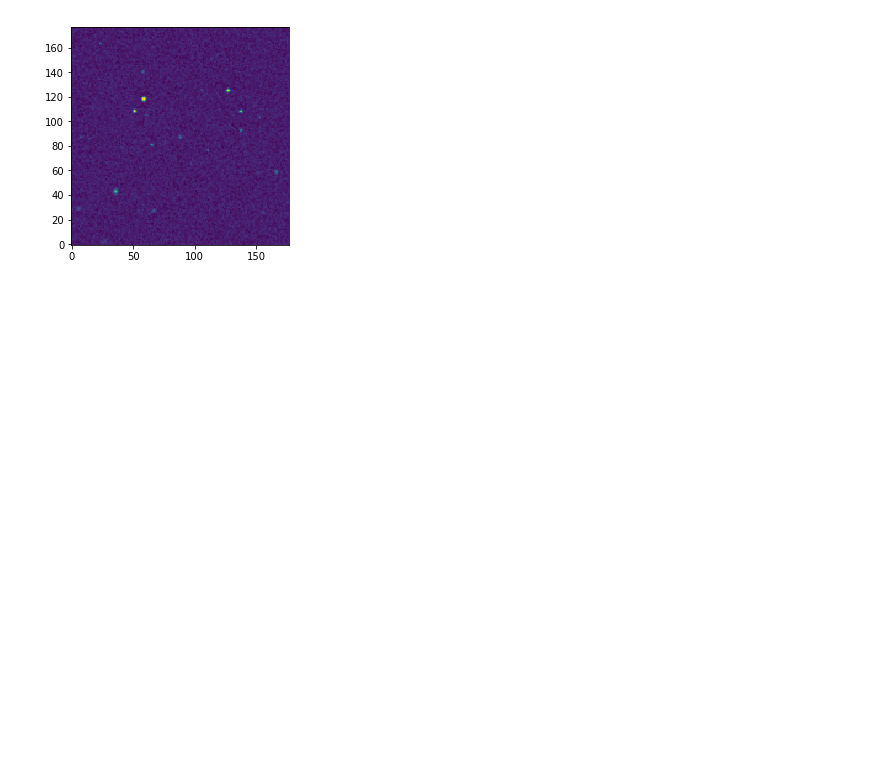
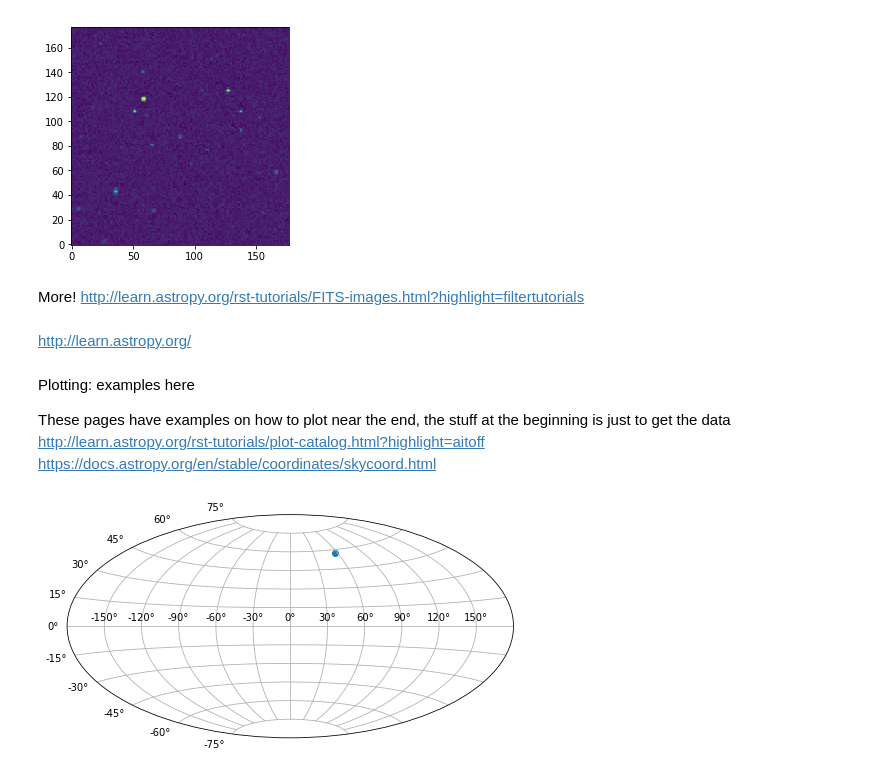
Before and after one commit to klaykulik/galaxyCNN, a Jupyter notebook: astroquery_basics.ipynb, the cells around one changed output. Saved outputs shown, nothing was run; the diff lists cells and outputs as text; code cells hidden in the pictures; blank space fills up the shorter version.

Commit message:
map example

```diff
--- a/astroquery_basics.ipynb
+++ b/astroquery_basics.ipynb
@@ -104,3 +106,28 @@ No.    Name      Ver    Type      Cards   Dimensions   Format
   0  PRIMARY       1 PrimaryHDU     106   (177, 177)   int16
 <matplotlib.image.AxesImage at 0x...>
 [figure]
+# %% [markdown]
+More!
+http://learn.astropy.org/rst-tutorials/FITS-images.html?highlight=filtertutorials
+# %% [markdown]
+http://learn.astropy.org/
+# %% [markdown]
+Plotting: examples here
+
+
+
+
+These pages have examples on how to plot near the end, the stuff at the beginning is just to get the data
+http://learn.astropy.org/rst-tutorials/plot-catalog.html?highlight=aitoff
+https://docs.astropy.org/en/stable/coordinates/skycoord.html
+# %%
+RA=1
+DEC=1
+
+plt.figure(figsize=(8,4.2))
+plt.subplot(111, projection="aitoff")
+plt.scatter(RA,DEC)
+
+plt.grid(True)
+# %% [output]
+[figure, added]
```
Also changed, not shown: parts of 2 cells of this notebook.
